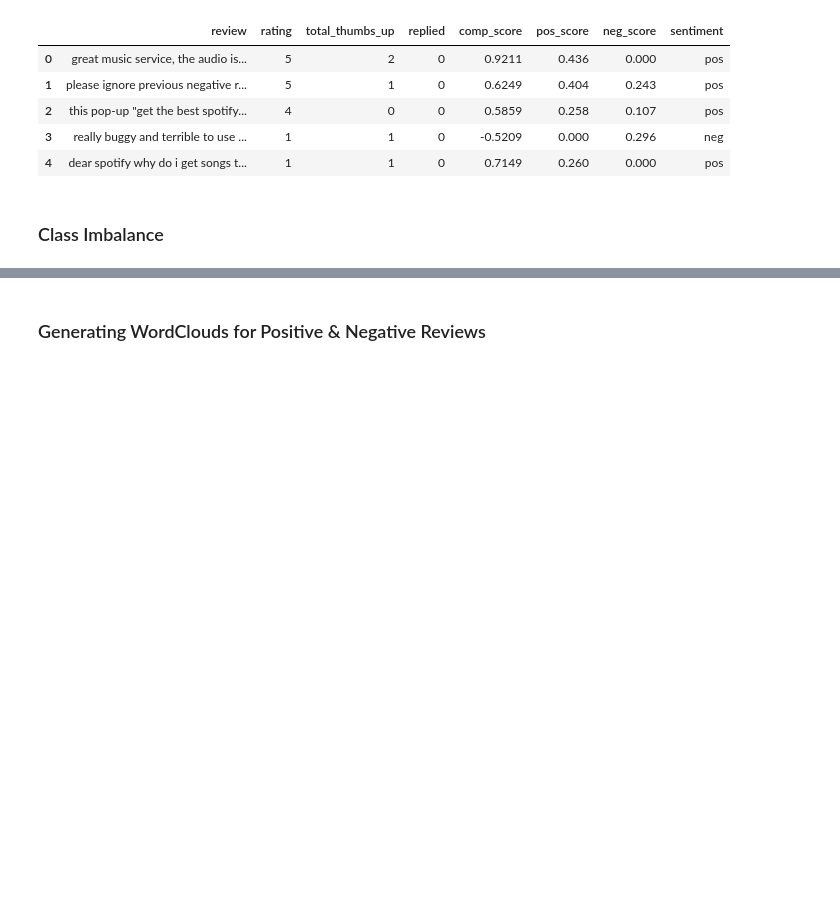
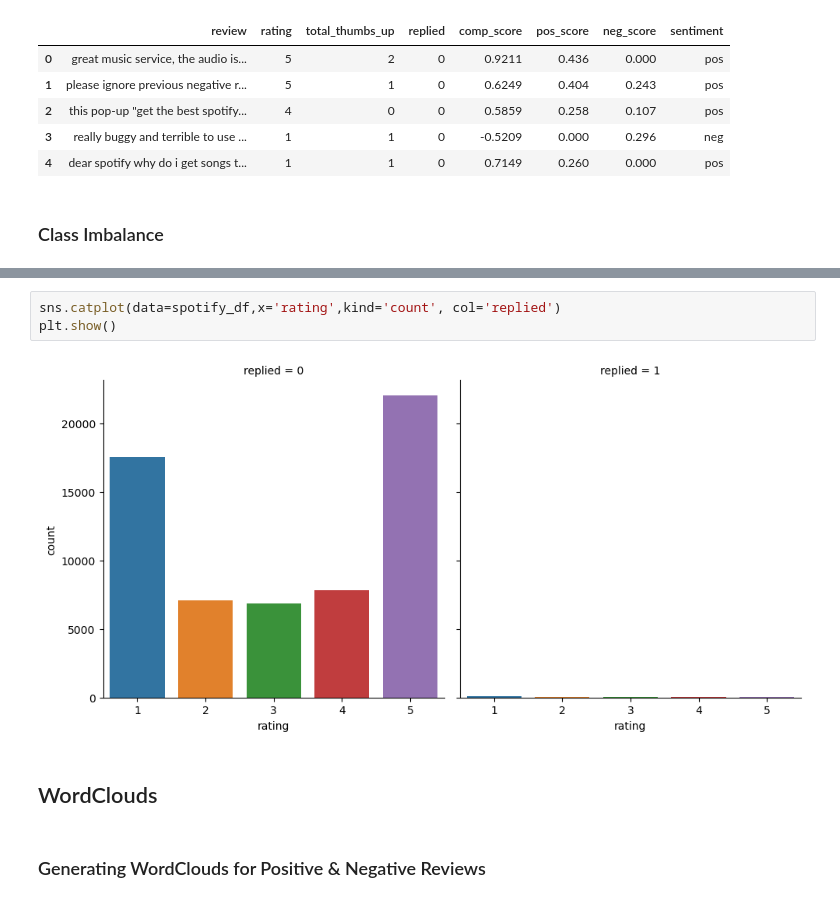
Before and after one commit to asoylatte03/spotify-app-reviews, a Jupyter notebook: vectorization and eda.ipynb, the cells around one changed output, grey strips where cells are left out. Drawn from its saved outputs; the diff is of its cells as text; blank space fills up the shorter version.

```diff
--- a/vectorization and eda.ipynb
+++ b/vectorization and eda.ipynb
@@ -55,3 +70,10 @@ spotify_df.sentiment.value_counts().plot(kind='bar')
+# %%
+sns.catplot(data=spotify_df,x='rating',kind='count', col='replied')
+plt.show()
+# %% [output]
+[figure, added]
+# %% [markdown]
+## WordClouds
 # %% [markdown]
 ### Generating WordClouds for Positive & Negative Reviews
 # %% [markdown]
```
Also changed, not shown: parts of 7 cells of this notebook.
